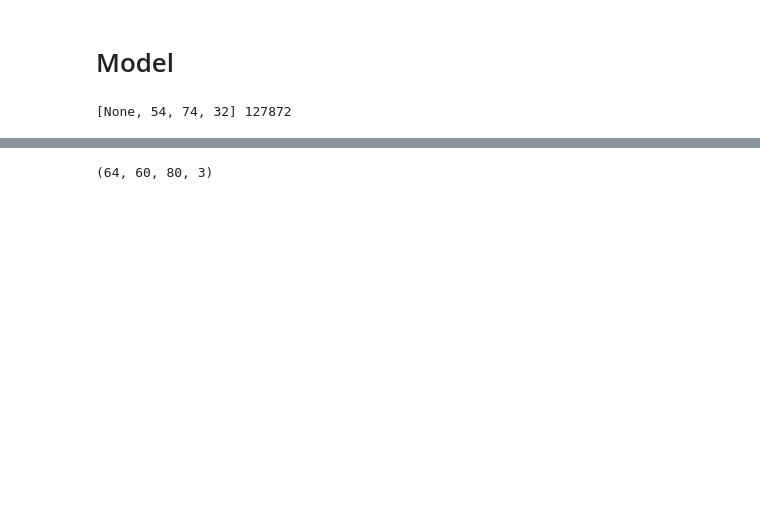
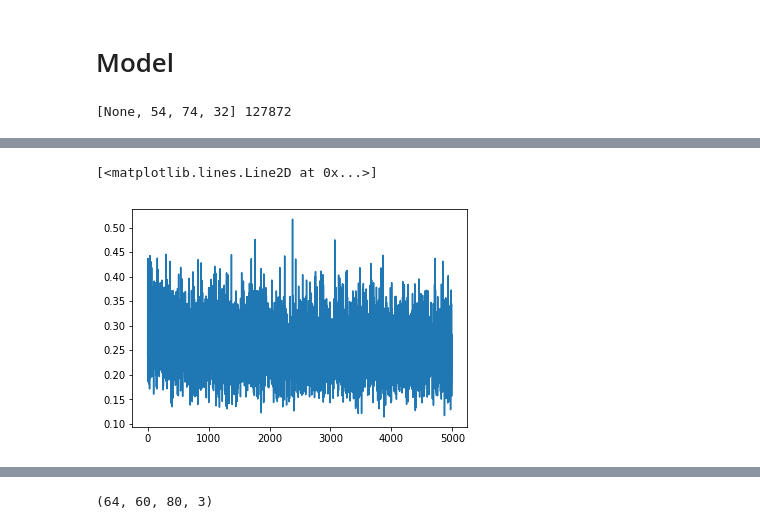
Before and after one commit to galbiati/video-representations, a Jupyter notebook: Prototype-RNN.ipynb, the cells around one changed output, grey strips where cells are left out. Cells and saved outputs as stored; diff of their text form; code cells hidden in the pictures; blank space fills up the shorter version.

```diff
--- a/Prototype-RNN.ipynb
+++ b/Prototype-RNN.ipynb
@@ -33,19 +33,19 @@ def encoder(image):
 
     conv1 = L.conv2d(
         input_layer, name='conv1',
-        filters=16, kernel_size=3, activation=selu
+        filters=16, kernel_size=3, activation=lrelu
     )
 
     conv2 = L.conv2d(
         conv1, name='conv2',
-        filters=32, kernel_size=5, activation=selu
+        filters=32, kernel_size=5, activation=lrelu
     )
 
     shape_ = conv2.get_shape().as_list()
     newdim = shape_[1] * shape_[2] * shape_[3]
     print(shape_, newdim)
 
-    dense1 = dense_reshape(conv2, name='dense1', units=512, activation=selu)
+    dense1 = dense_reshape(conv2, name='dense1', units=512, activation=lrelu)
 
     return tf.reshape(dense1, (-1, 64, 512))
 
@@ -53,23 +53,51 @@ def encoder(image):
 def decoder(encoded):
     encoded_reshaped = tf.reshape(encoded, (-1, 512))
 
-    dense1 = L.dense(encoded_reshaped, units=127872, activation=selu, name='dense1')
+    dense1 = L.dense(encoded_reshaped, units=127872, activation=lrelu, name='dense1')
 
     dense1_reshaped = tf.reshape(dense1, (-1, 54, 74, 32))
 
     deconv3 = L.conv2d_transpose(
         dense1_reshaped, name='deconv3',
-        filters=32, kernel_size=5, activation=selu,
+        filters=32, kernel_size=5, activation=lrelu,
     )
 
     deconv4 = L.conv2d_transpose(
         deconv3, name='deconv4',
-        filters=3, kernel_size=3, activation=selu,
+        filters=3, kernel_size=3, activation=None,
     )
 
     deconv4_reshaped = tf.transpose(deconv4, perm=(0, 3, 1, 2))
 
     return deconv4_reshaped
+
+lstm_cell = tf.nn.rnn_cell.LSTMCell(num_units=256)
+
+def build_model(inputs, outputs, encoder, lstm_cell, decoder, batchsize):
+    with tf.variable_scope('encoder'):
+        encoded_input = encoder(inputs)
+        encoded_input_reshaped = tf.reshape(encoded_input, (batchsize, -1, 512))
+
+    with tf.variable_scope('encoder', reuse=True):
+        encoded_output = encoder(outputs)
+        encoded_output_reshaped = tf.reshape(encoded_output, (batchsize, -1, 512))
+
+    with tf.variable_scope('lstm'):
+        transitioned = tf.nn.dynamic_rnn(
+            lstm_cell, encoded_input_reshaped,
+            sequence_length=[64]*batchsize, dtype=tf.float32, swap_memory=True
+        )
+        transitioned_reshaped = tf.reshape(transitioned[0], (-1, 256))
+        encoded_prediction = L.dense(transitioned_reshaped, 512, activation=tf.nn.relu)
+        encoded_prediction_reshaped = tf.reshape(encoded_prediction, (batchsize, -1, 512))
+
+    with tf.variable_scope('decoder'):
+        decoded = decoder(encoded_prediction)
+        decoded_reshaped = tf.reshape(decoded, (batchsize, -1, 60, 80, 3))
+
+    return encoded_output_reshaped, encoded_prediction_reshaped, decoded_reshaped
+
+# note: relu output seems to give sharper lines
 # %%
 tf.reset_default_graph()
 
@@ -104,6 +132,7 @@ def read_record(filepath_queue):
     video_shape = tf.stack([-1, 60, 80, 3])
     video = tf.cast(tf.reshape(video, video_shape), tf.float32)
     video = tf.slice(video, [0, 0, 0, 0], [128, -1, -1, -1])
+    video = (video - 127.5) / 127.5
 
     return video
 
@@ -199,7 +217,7 @@ def run_training(num_epochs, batchsize):
         saver.save(sesh, 'prototype-lstm')
     return losses, decoder_losses
 # %%
-losses, decoder_losses = run_training(3, 4)
+losses = run_training(10, 4)
 # %% [output]
 [256, 54, 74, 32] 127872
 [256, 54, 74, 32] 127872
@@ -209,3 +236,8 @@ Step 0 decoder loss: 24723.8887
+# %%
+plt.plot(losses[0])
+# %% [output]
+[<matplotlib.lines.Line2D at 0x...>]
+[figure, added]
 # %%
 def run_inference(batchsize, num_epochs):
     video_inputs, video_outputs = inputs('training', batchsize, num_epochs)
```
Also changed, not shown: parts of 11 cells of this notebook, 2 other files.
